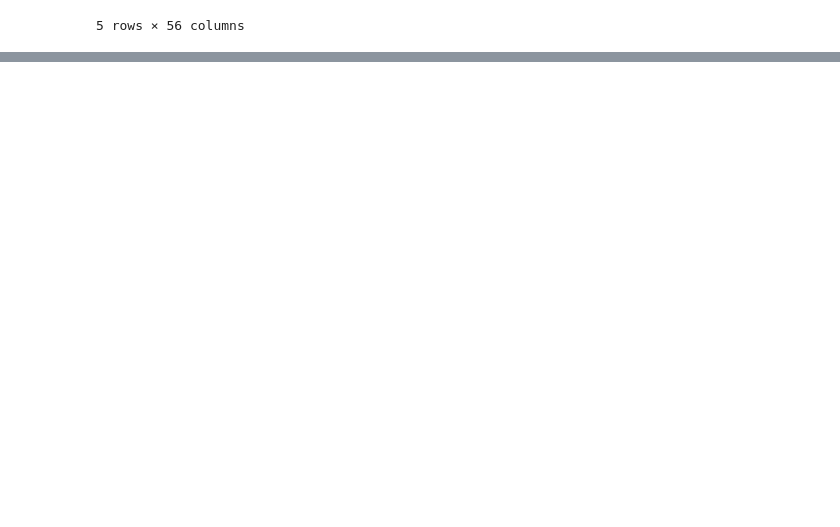
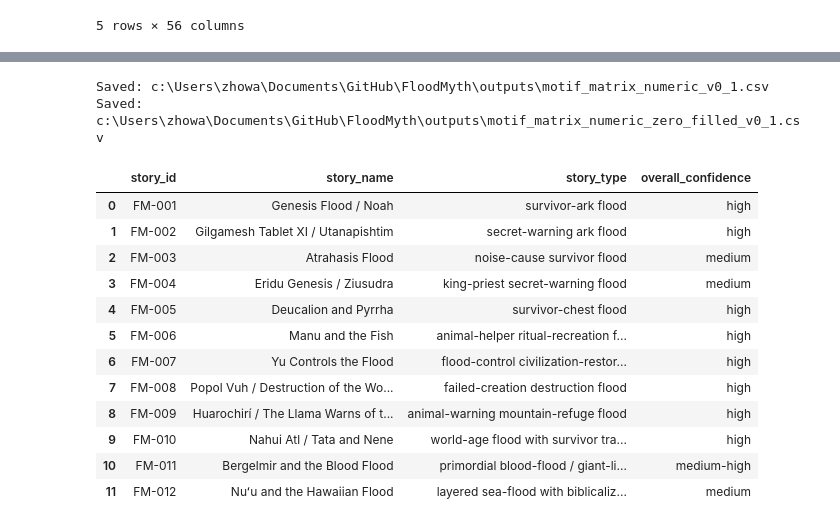
Before and after one commit to ZackHoward/FloodMyth, a Jupyter notebook: notebooks/01_load_and_clean_dataset.ipynb, the cells around one changed output, grey strips where cells are left out. Saved outputs shown, nothing was run; the diff lists cells and outputs as text; code cells hidden in the pictures; blank space fills up the shorter version.

Commit message:
Export numeric motif matrix

```diff
--- a/notebooks/01_load_and_clean_dataset.ipynb
+++ b/notebooks/01_load_and_clean_dataset.ipynb
@@ -118,0 +142,23 @@ Motif columns: 56
+# %%
+value_map = {
+    "1": 1.0,
+    "1.0": 1.0,
+    "0": 0.0,
+    "0.0": 0.0,
+    "partial": 0.5,
+    "unclear": np.nan,
+    "ambiguous": np.nan,
+    "n/a": np.nan,
+    "na": np.nan,
+    "nan": np.nan,
+    "": np.nan,
+}
+
+known_values = set(value_map.keys())
+
+unmapped_values = sorted(
+    value for value in pd.unique(motifs_as_text.values.ravel())
+    if pd.notna(value) and value not in known_values
+)
+
+print("Unmapped values:", unmapped_values)
@@ -118,0 +167,6 @@ Motif columns: 56
+# %%
+motifs_numeric = motifs_as_text.replace(value_map)
+motifs_numeric = motifs_numeric.apply(pd.to_numeric, errors="coerce")
+
+print(motifs_numeric.shape)
+motifs_numeric.head()
@@ -118,0 +182,12 @@ Motif columns: 56
+# %%
+clean_df = pd.concat(
+    [
+        metadata.reset_index(drop=True),
+        scores.reset_index(drop=True),
+        motifs_numeric.reset_index(drop=True),
+    ],
+    axis=1,
+)
+
+print(clean_df.shape)
+clean_df.head()
@@ -118,0 +203,32 @@ Motif columns: 56
+# %%
+numeric_csv_path = OUTPUT_DIR / "motif_matrix_numeric_v0_1.csv"
+zero_filled_csv_path = OUTPUT_DIR / "motif_matrix_numeric_zero_filled_v0_1.csv"
+
+clean_df.to_csv(numeric_csv_path, index=False)
+
+clean_df_zero_filled = clean_df.copy()
+clean_df_zero_filled[motif_cols] = clean_df_zero_filled[motif_cols].fillna(0)
+
+clean_df_zero_filled.to_csv(zero_filled_csv_path, index=False)
+
+print("Saved:", numeric_csv_path)
+print("Saved:", zero_filled_csv_path)
+# %% [output]
+Saved: c:\Users\zhowa\Documents\GitHub\FloodMyth\outputs\motif_matrix_numeric_v0_1.csv
+Saved: c:\Users\zhowa\Documents\GitHub\FloodMyth\outputs\motif_matrix_numeric_zero_filled_v0_1.csv
+# %%
+clean_df[["story_id", "story_name", "story_type", "overall_confidence"]].head(12)
+# %% [output]
+|  | story_id | story_name | story_type | overall_confidence |
+| 0 | FM-001 | Genesis Flood / Noah | survivor-ark flood | high |
+| 1 | FM-002 | Gilgamesh Tablet XI / Utanapishtim | secret-warning ark flood | high |
+| 2 | FM-003 | Atrahasis Flood | noise-cause survivor flood | medium |
+| 3 | FM-004 | Eridu Genesis / Ziusudra | king-priest secret-warning flood | medium |
+| 4 | FM-005 | Deucalion and Pyrrha | survivor-chest flood | high |
+| 5 | FM-006 | Manu and the Fish | animal-helper ritual-recreation f... | high |
+| 6 | FM-007 | Yu Controls the Flood | flood-control civilization-restor... | high |
+| 7 | FM-008 | Popol Vuh / Destruction of the Wo... | failed-creation destruction flood | high |
+| 8 | FM-009 | Huarochirí / The Llama Warns of t... | animal-warning mountain-refuge flood | high |
+| 9 | FM-010 | Nahui Atl / Tata and Nene | world-age flood with survivor tra... | high |
+| 10 | FM-011 | Bergelmir and the Blood Flood | primordial blood-flood / giant-li... | medium-high |
+| 11 | FM-012 | Nuʻu and the Hawaiian Flood | layered sea-flood with biblicaliz... | medium |
```
Also changed, not shown: parts of 5 cells of this notebook, 2 other files.
